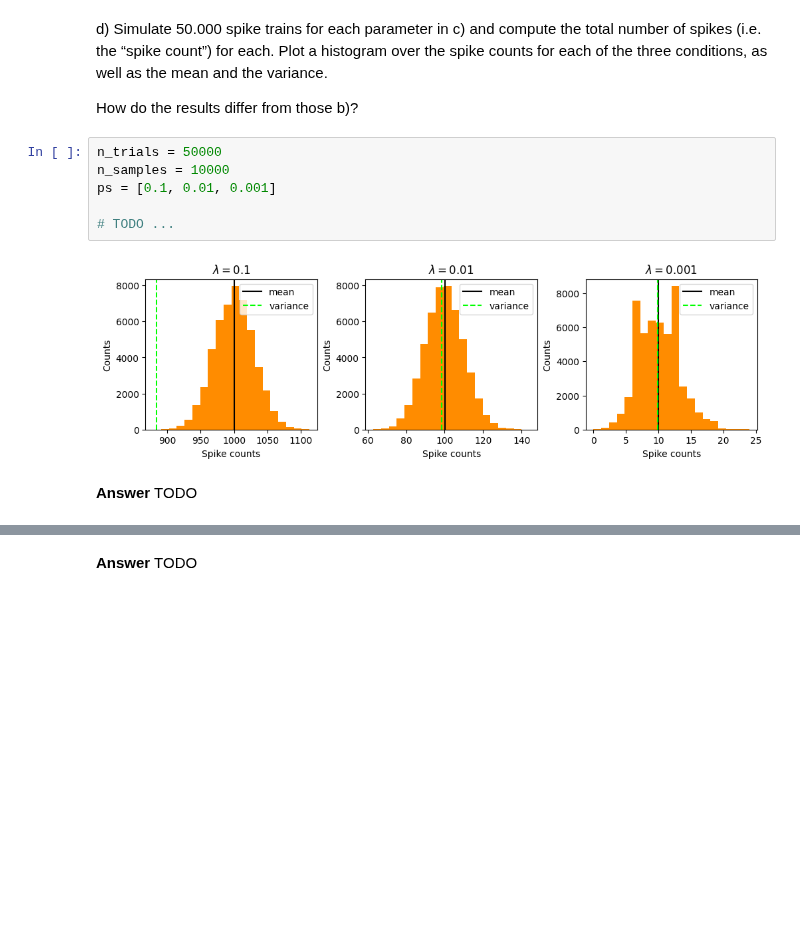
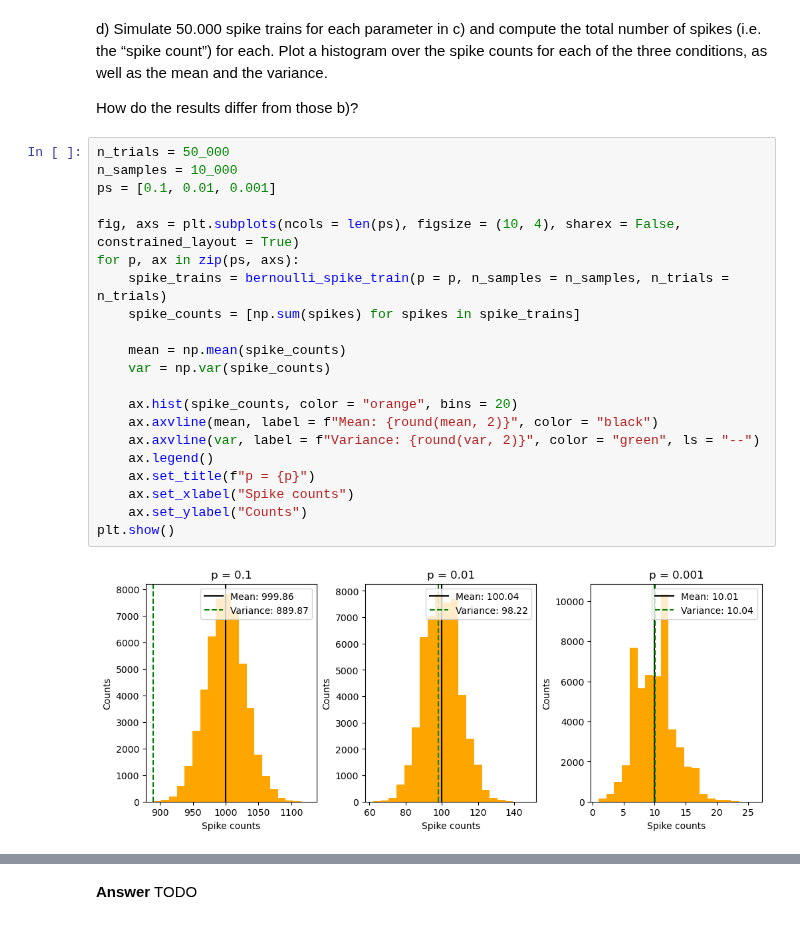
Before and after one commit to kerseviciute/neural-coding, a Jupyter notebook: 2024_Neural_coding_Homework1.ipynb, the cells around one changed output, grey strips where cells are left out. Cells and saved outputs as stored; diff of their text form; blank space fills up the shorter version.

```diff
--- a/2024_Neural_coding_Homework1.ipynb
+++ b/2024_Neural_coding_Homework1.ipynb
@@ -142,14 +142,26 @@ plt.show()
 d) Simulate 50.000 spike trains for each parameter in c) and compute the total number of spikes (i.e. the “spike count”) for each. Plot a histogram over the spike counts for each of the three conditions, as well as the mean and the variance.
 
 How do the results differ from those b)?
-# %%
-n_trials = 50000
-n_samples = 10000
-ps = [0.1, 0.01, 0.001]
-
-# TODO ...
-# %% [output]
-[figure, removed]
-# %% [markdown]
-**Answer**
-TODO
+# %%
+n_trials = 50_000
+n_samples = 10_000
+ps = [0.1, 0.01, 0.001]
+
+fig, axs = plt.subplots(ncols = len(ps), figsize = (10, 4), sharex = False, constrained_layout = True)
+for p, ax in zip(ps, axs):
+    spike_trains = bernoulli_spike_train(p = p, n_samples = n_samples, n_trials = n_trials)
+    spike_counts = [np.sum(spikes) for spikes in spike_trains]
+
+    mean = np.mean(spike_counts)
+    var = np.var(spike_counts)
+
+    ax.hist(spike_counts, color = "orange", bins = 20)
+    ax.axvline(mean, label = f"Mean: {round(mean, 2)}", color = "black")
+    ax.axvline(var, label = f"Variance: {round(var, 2)}", color = "green", ls = "--")
+    ax.legend()
+    ax.set_title(f"p = {p}")
+    ax.set_xlabel("Spike counts")
+    ax.set_ylabel("Counts")
+plt.show()
+# %% [output]
+[figure, added]
```
Also changed, not shown: parts of 7 cells of this notebook.
